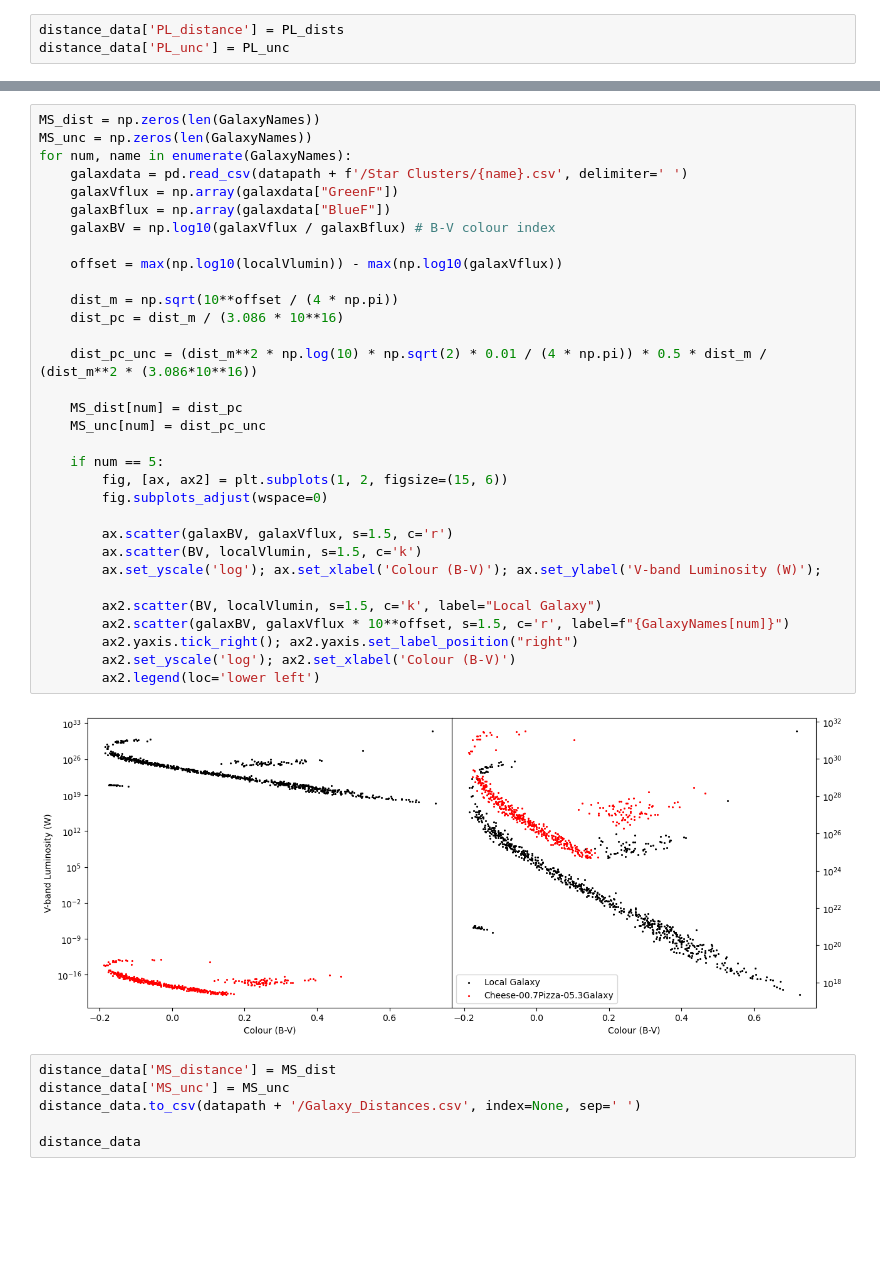
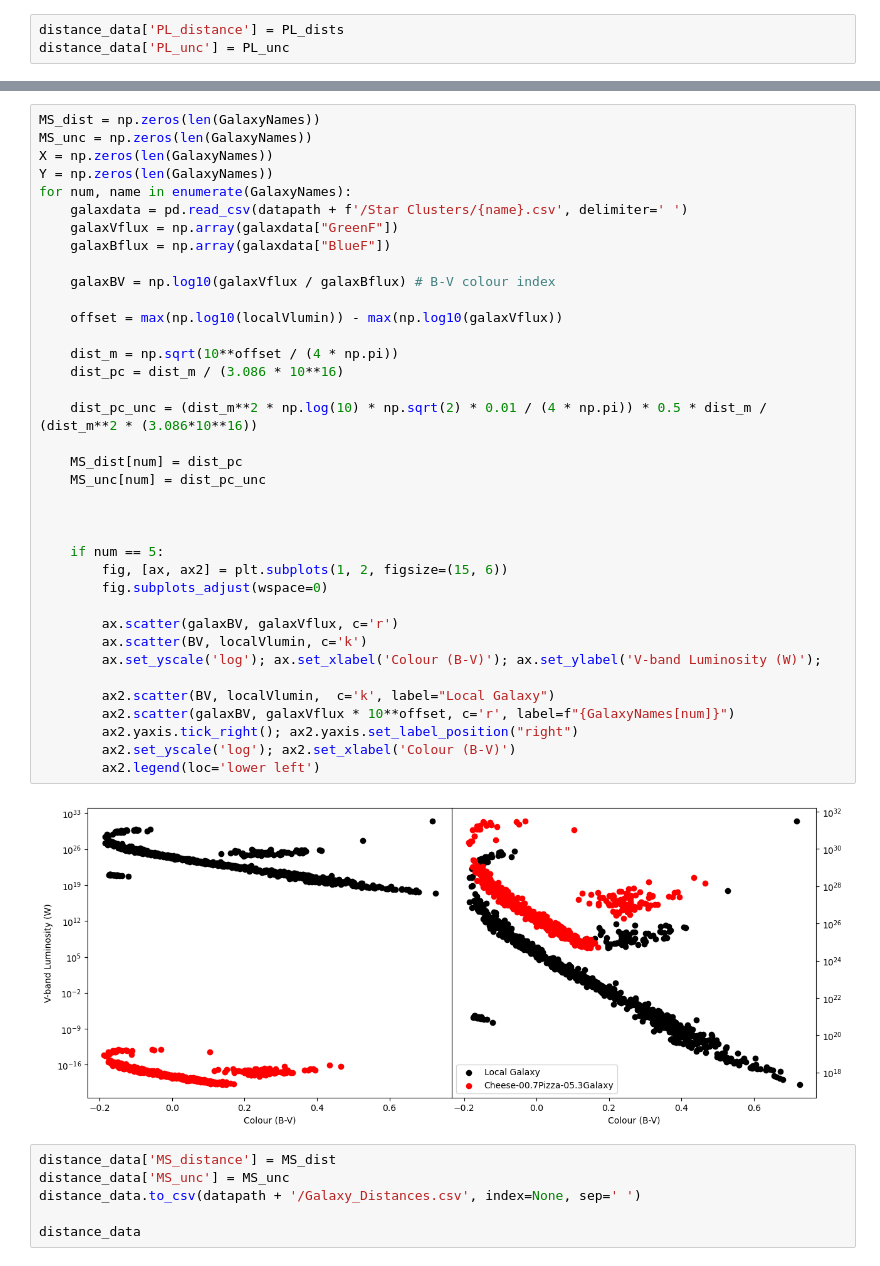
Before and after one commit to nicomii/astro_ladder, a Jupyter notebook: final/galaxy_distances.ipynb, the cells around one changed output, grey strips where cells are left out. Saved outputs shown, nothing was run; the diff lists cells and outputs as text; blank space fills up the shorter version.

```diff
--- a/final/galaxy_distances.ipynb
+++ b/final/galaxy_distances.ipynb
@@ -106,37 +106,42 @@ ax.set_yscale('log'); ax.set_xlabel('Colour (B-V)'); ax.set_ylabel('V-band Lumin
 # %%
 MS_dist = np.zeros(len(GalaxyNames))
 MS_unc = np.zeros(len(GalaxyNames))
+X = np.zeros(len(GalaxyNames))
+Y = np.zeros(len(GalaxyNames))
 for num, name in enumerate(GalaxyNames):
     galaxdata = pd.read_csv(datapath + f'/Star Clusters/{name}.csv', delimiter=' ')
     galaxVflux = np.array(galaxdata["GreenF"])
     galaxBflux = np.array(galaxdata["BlueF"])
+
     galaxBV = np.log10(galaxVflux / galaxBflux) # B-V colour index
 
     offset = max(np.log10(localVlumin)) - max(np.log10(galaxVflux))
 
     dist_m = np.sqrt(10**offset / (4 * np.pi))
     dist_pc = dist_m / (3.086 * 10**16)
 
     dist_pc_unc = (dist_m**2 * np.log(10) * np.sqrt(2) * 0.01 / (4 * np.pi)) * 0.5 * dist_m / (dist_m**2 * (3.086*10**16))
 
     MS_dist[num] = dist_pc
     MS_unc[num] = dist_pc_unc
 
+
+
     if num == 5:
         fig, [ax, ax2] = plt.subplots(1, 2, figsize=(15, 6))
         fig.subplots_adjust(wspace=0)
 
-        ax.scatter(galaxBV, galaxVflux, s=1.5, c='r')
-        ax.scatter(BV, localVlumin, s=1.5, c='k')
+        ax.scatter(galaxBV, galaxVflux, c='r')
+        ax.scatter(BV, localVlumin, c='k')
         ax.set_yscale('log'); ax.set_xlabel('Colour (B-V)'); ax.set_ylabel('V-band Luminosity (W)');
 
-        ax2.scatter(BV, localVlumin, s=1.5, c='k', label="Local Galaxy")
-        ax2.scatter(galaxBV, galaxVflux * 10**offset, s=1.5, c='r', label=f"{GalaxyNames[num]}")
+        ax2.scatter(BV, localVlumin,  c='k', label="Local Galaxy")
+        ax2.scatter(galaxBV, galaxVflux * 10**offset, c='r', label=f"{GalaxyNames[num]}")
         ax2.yaxis.tick_right(); ax2.yaxis.set_label_position("right")
         ax2.set_yscale('log'); ax2.set_xlabel('Colour (B-V)')
         ax2.legend(loc='lower left')
 # %% [output]
-[figure, old version]
+[figure, new version]
 # %%
 distance_data['MS_distance'] = MS_dist
 distance_data['MS_unc'] = MS_unc
```
Also changed, not shown: parts of 2 cells of this notebook, 2 other files.
